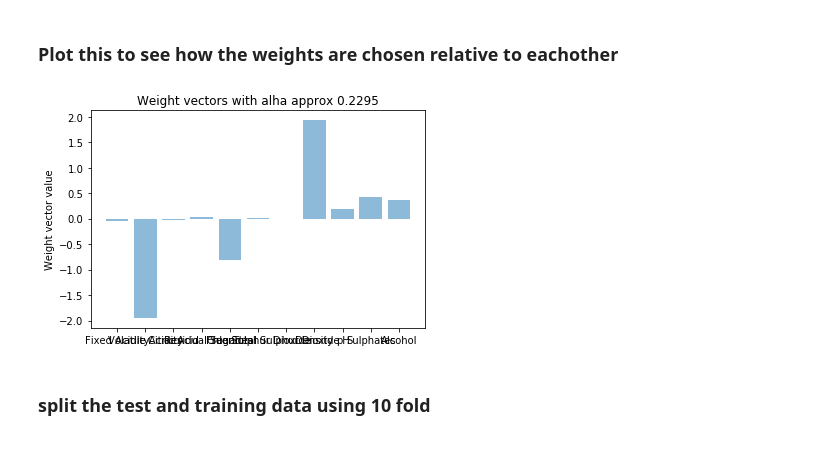
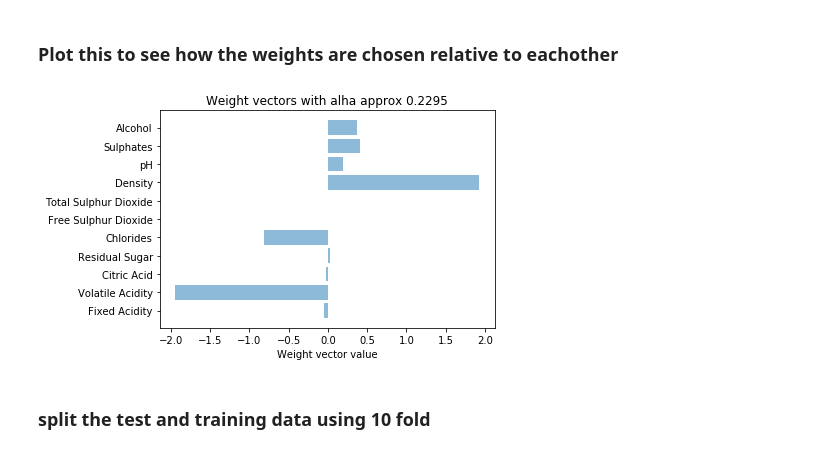
Before and after one commit to TrebleStick/MLWineQuality, a Jupyter notebook: MLCoursework.ipynb, the cells around one changed output. Cells and saved outputs as stored; diff of their text form; code cells hidden in the pictures.

```diff
--- a/MLCoursework.ipynb
+++ b/MLCoursework.ipynb
@@ -104,3 +107,11 @@ print(ridgeCv.alpha_)
  -8.18038547e-01  4.81951382e-03 -8.85992078e-04  1.93065621e+00
   1.89431506e-01  4.14428304e-01  3.67196408e-01]
 0.22946763672319362
+# %%
+n_alphas = 500
+alphas = np.logspace(-4, 9, n_alphas)
+ridgeCv = linear_model.RidgeCV(alphas=alphas, fit_intercept = False, store_cv_values=True, cv = None)
+ridgeCv.fit (X[:4897], y[:4897])
+print(ridgeCv.coef_)
+print(ridgeCv.alpha_)
+print(ridgeCv.cv_values_)
@@ -108,16 +137,18 @@ print(ridgeCv.alpha_)
 ### Plot this to see how the weights are chosen relative to eachother
 # %%
 objects = ('Fixed Acidity', 'Volatile Acidity', 'Citric Acid', 'Residual Sugar', 'Chlorides', 'Free Sulphur Dioxide', 'Total Sulphur Dioxide','Density','pH','Sulphates','Alcohol')
+ax = plt.gca()
 y_pos = np.arange(len(objects))
-ax.set_yscale('log')
-plt.bar(y_pos, ridgeCv.coef_, align='center', alpha=0.5)
-plt.xticks(y_pos, objects)
-plt.ylabel('Weight vector value')
+
+plt.barh(y_pos, ridgeCv.coef_, align='center', alpha=0.5)
+plt.yticks(y_pos, objects)
+plt.xlabel('Weight vector value')
 plt.title('Weight vectors with alha approx 0.2295')
+plt.axis('tight')
 
 plt.show()
 # %% [output]
-[figure, old version]
+[figure, new version]
 # %% [markdown]
 ### split the test and training data using 10 fold
 # %%
```
Also changed, not shown: parts of 3 cells of this notebook, 1 other file.
